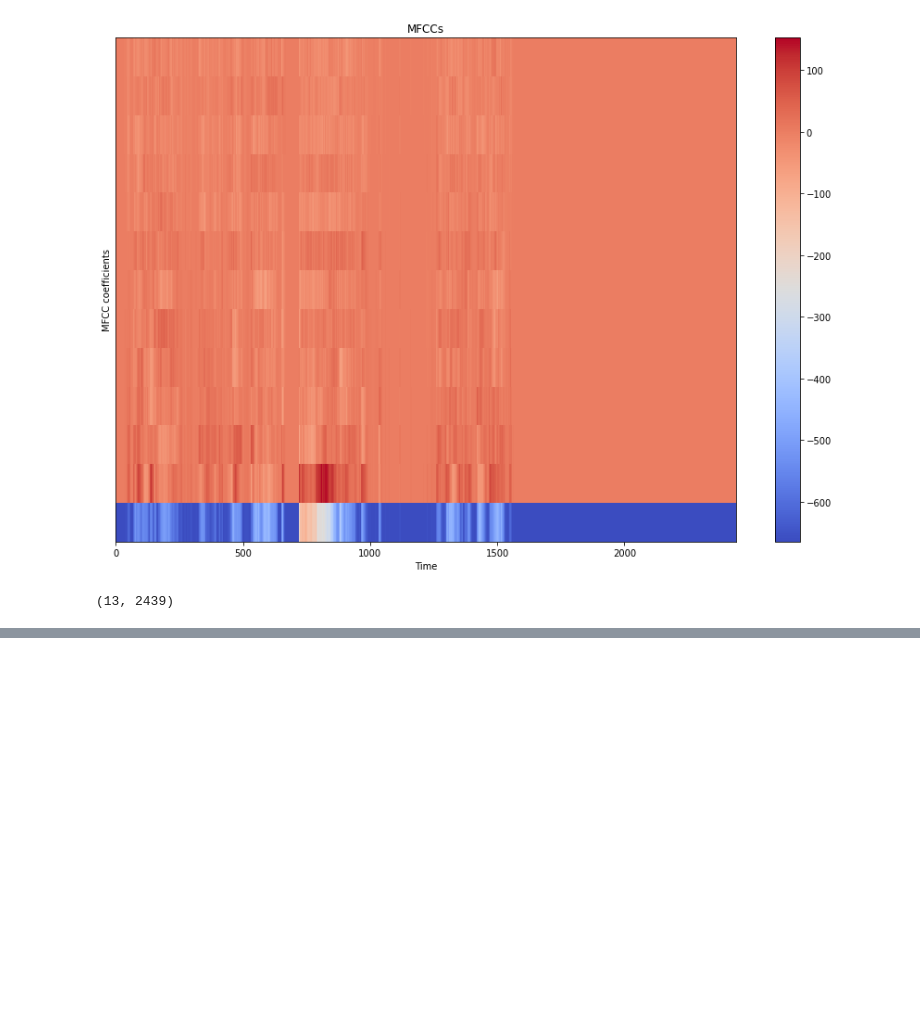
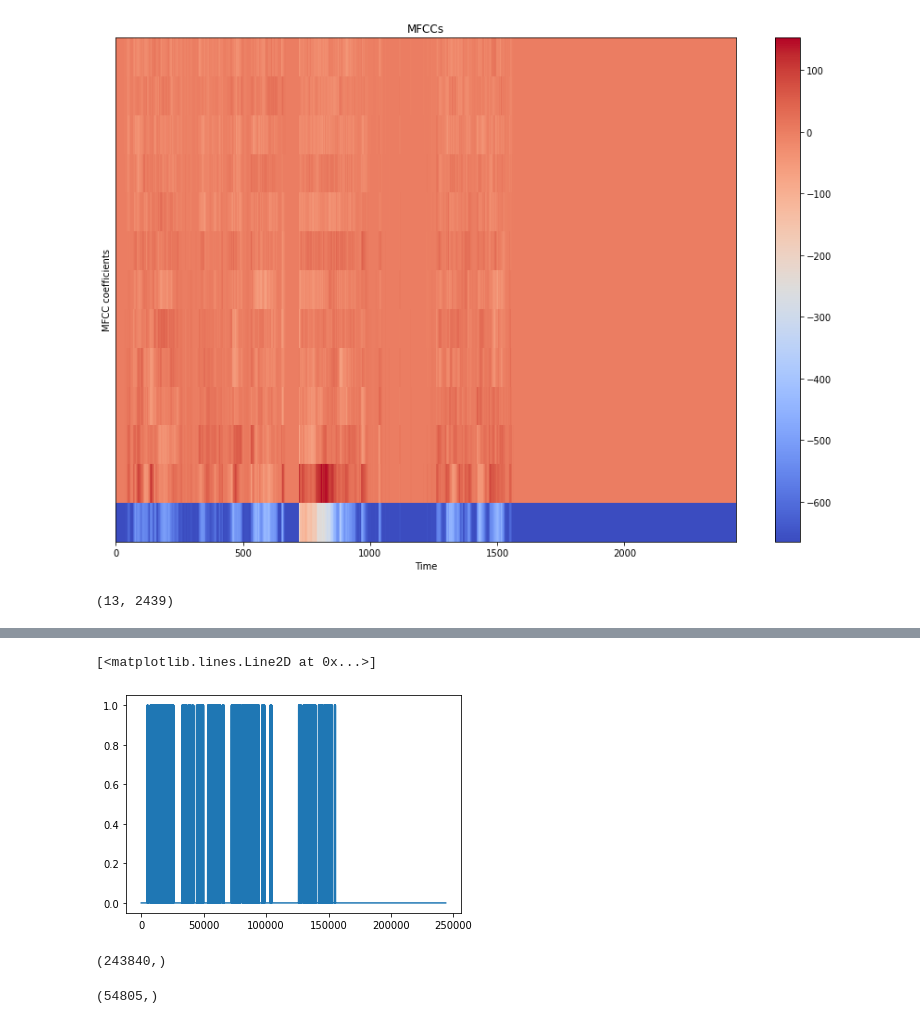
Before and after one commit to bub3690/dacon_study, a Jupyter notebook: covid19/EDA.ipynb, the cells around one changed output, grey strips where cells are left out. Saved outputs shown, nothing was run; the diff lists cells and outputs as text; code cells hidden in the pictures; blank space fills up the shorter version.

```diff
--- a/covid19/EDA.ipynb
+++ b/covid19/EDA.ipynb
@@ -370,0 +394,14 @@ print(MFCCs.shape)
+# %%
+zero_val=np.abs((covid_dats[0]-covid_dats[0].mean())/covid_dats[0].std())>0.05
+plt.plot(zero_val)
+# %% [output]
+[<matplotlib.lines.Line2D at 0x...>]
+[figure, added]
+# %%
+covid_dats[0].shape
+# %% [output]
+(243840,)
+# %%
+covid_dats[0][zero_val].shape
+# %% [output]
+(54805,)
```
Also changed, not shown: parts of 8 cells of this notebook, 5 other files.
